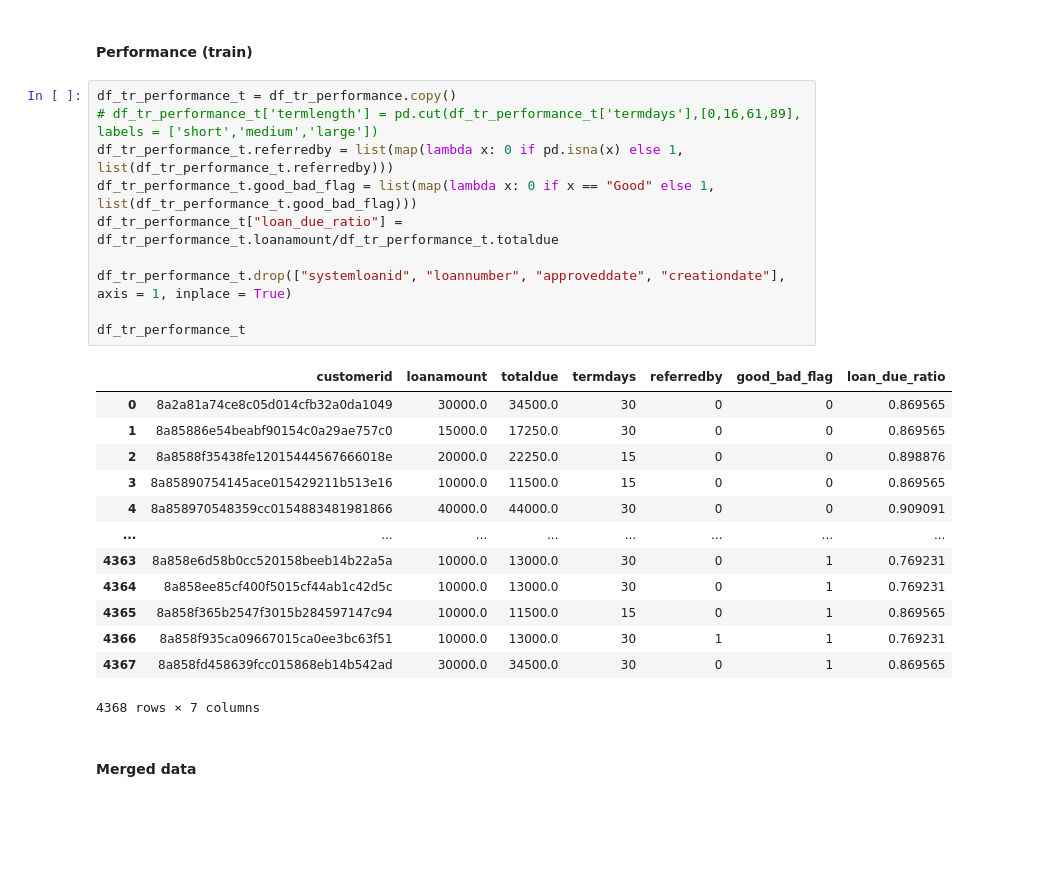
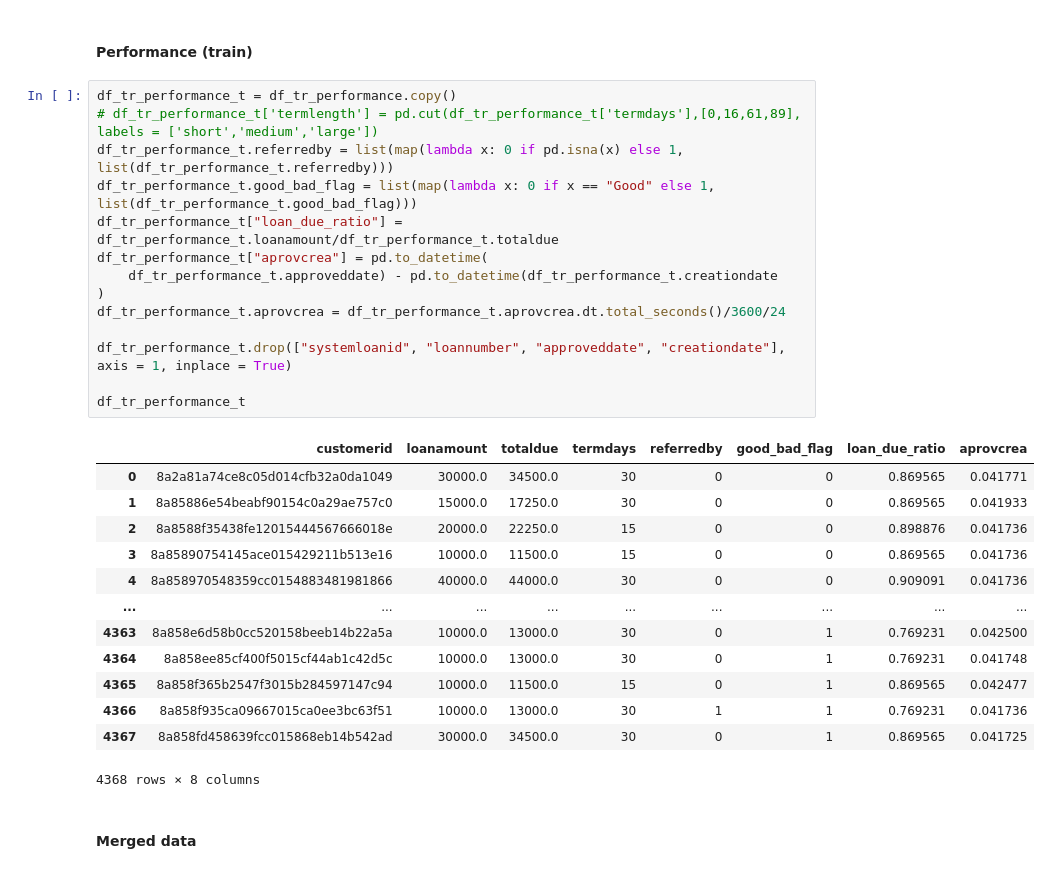
Before and after one commit to llunasanz/data-project-3, a Jupyter notebook: data_cleaning_all_(PARTE_PCA).ipynb, the cells around one changed output. Cells and saved outputs as stored; diff of their text form; blank space fills up the shorter version.

```diff
--- a/data_cleaning_all_(PARTE_PCA).ipynb
+++ b/data_cleaning_all_(PARTE_PCA).ipynb
@@ -220,27 +239,31 @@ df_demo_t
 # %%
 df_tr_performance_t = df_tr_performance.copy()
 # df_tr_performance_t['termlength'] = pd.cut(df_tr_performance_t['termdays'],[0,16,61,89], labels = ['short','medium','large'])
 df_tr_performance_t.referredby = list(map(lambda x: 0 if pd.isna(x) else 1, list(df_tr_performance_t.referredby)))
 df_tr_performance_t.good_bad_flag = list(map(lambda x: 0 if x == "Good" else 1, list(df_tr_performance_t.good_bad_flag)))
 df_tr_performance_t["loan_due_ratio"] = df_tr_performance_t.loanamount/df_tr_performance_t.totaldue
+df_tr_performance_t["aprovcrea"] = pd.to_datetime(
+    df_tr_performance_t.approveddate) - pd.to_datetime(df_tr_performance_t.creationdate
+)
+df_tr_performance_t.aprovcrea = df_tr_performance_t.aprovcrea.dt.total_seconds()/3600/24
 
 df_tr_performance_t.drop(["systemloanid", "loannumber", "approveddate", "creationdate"], axis = 1, inplace = True)
 
 df_tr_performance_t
 # %% [output]
-|  | customerid | loanamount | totaldue | termdays | referredby | good_bad_flag | loan_due_ratio |
-| 0 | 8a2a81a74ce8c05d014cfb32a0da1049 | 30000.0 | 34500.0 | 30 | 0 | 0 | 0.869565 |
-| 1 | 8a85886e54beabf90154c0a29ae757c0 | 15000.0 | 17250.0 | 30 | 0 | 0 | 0.869565 |
-| 2 | 8a8588f35438fe12015444567666018e | 20000.0 | 22250.0 | 15 | 0 | 0 | 0.898876 |
-| 3 | 8a85890754145ace015429211b513e16 | 10000.0 | 11500.0 | 15 | 0 | 0 | 0.869565 |
-| 4 | 8a858970548359cc0154883481981866 | 40000.0 | 44000.0 | 30 | 0 | 0 | 0.909091 |
-| ... | ... | ... | ... | ... | ... | ... | ... |
-| 4363 | 8a858e6d58b0cc520158beeb14b22a5a | 10000.0 | 13000.0 | 30 | 0 | 1 | 0.769231 |
-| 4364 | 8a858ee85cf400f5015cf44ab1c42d5c | 10000.0 | 13000.0 | 30 | 0 | 1 | 0.769231 |
-| 4365 | 8a858f365b2547f3015b284597147c94 | 10000.0 | 11500.0 | 15 | 0 | 1 | 0.869565 |
-| 4366 | 8a858f935ca09667015ca0ee3bc63f51 | 10000.0 | 13000.0 | 30 | 1 | 1 | 0.769231 |
-| 4367 | 8a858fd458639fcc015868eb14b542ad | 30000.0 | 34500.0 | 30 | 0 | 1 | 0.869565 |
+|  | customerid | loanamount | totaldue | termdays | referredby | good_bad_flag | loan_due_ratio | aprovcrea |
+| 0 | 8a2a81a74ce8c05d014cfb32a0da1049 | 30000.0 | 34500.0 | 30 | 0 | 0 | 0.869565 | 0.041771 |
+| 1 | 8a85886e54beabf90154c0a29ae757c0 | 15000.0 | 17250.0 | 30 | 0 | 0 | 0.869565 | 0.041933 |
+| 2 | 8a8588f35438fe12015444567666018e | 20000.0 | 22250.0 | 15 | 0 | 0 | 0.898876 | 0.041736 |
+| 3 | 8a85890754145ace015429211b513e16 | 10000.0 | 11500.0 | 15 | 0 | 0 | 0.869565 | 0.041736 |
+| 4 | 8a858970548359cc0154883481981866 | 40000.0 | 44000.0 | 30 | 0 | 0 | 0.909091 | 0.041736 |
+| ... | ... | ... | ... | ... | ... | ... | ... | ... |
+| 4363 | 8a858e6d58b0cc520158beeb14b22a5a | 10000.0 | 13000.0 | 30 | 0 | 1 | 0.769231 | 0.042500 |
+| 4364 | 8a858ee85cf400f5015cf44ab1c42d5c | 10000.0 | 13000.0 | 30 | 0 | 1 | 0.769231 | 0.041748 |
+| 4365 | 8a858f365b2547f3015b284597147c94 | 10000.0 | 11500.0 | 15 | 0 | 1 | 0.869565 | 0.042477 |
+| 4366 | 8a858f935ca09667015ca0ee3bc63f51 | 10000.0 | 13000.0 | 30 | 1 | 1 | 0.769231 | 0.041736 |
+| 4367 | 8a858fd458639fcc015868eb14b542ad | 30000.0 | 34500.0 | 30 | 0 | 1 | 0.869565 | 0.041725 |
-4368 rows × 7 columns
+4368 rows × 8 columns
 # %% [markdown]
 #### Merged data
 # %%
```
Also changed, not shown: parts of 29 cells of this notebook, 1 other file.
